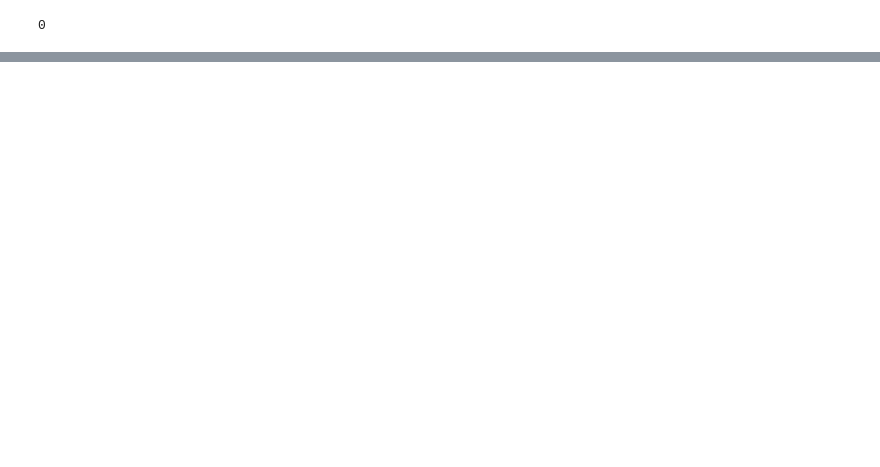
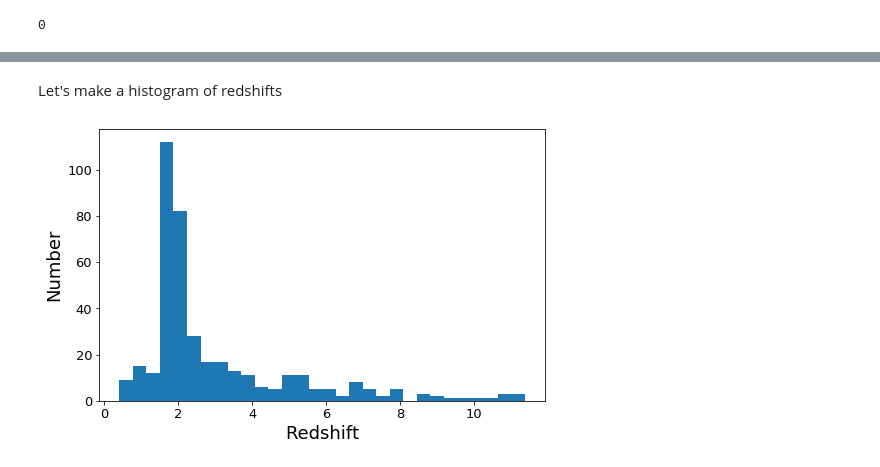
Before and after one commit to aabdurrouf/ivcitb2022, a Jupyter notebook: CEERS/eazy_photoz/Step3_measuring_photometric_redshifts_crop1.ipynb, the cells around one changed output, grey strips where cells are left out. Drawn from its saved outputs; the diff is of its cells as text; code cells hidden in the pictures; blank space fills up the shorter version.

```diff
--- a/CEERS/eazy_photoz/Step3_measuring_photometric_redshifts_crop1.ipynb
+++ b/CEERS/eazy_photoz/Step3_measuring_photometric_redshifts_crop1.ipynb
@@ -68,0 +91,22 @@ OUTPUT/photz1.zout
+# %%
+data = np.loadtxt('OUTPUT/photz1.zout')
+
+# we will store the redshifts into this array variable
+photo_z = data[:,7]
+
+# get the chi-square
+chi2 = data[:,6]
+# %% [markdown]
+Let's make a histogram of redshifts
+# %%
+fig1 = plt.figure(figsize=(8,5))
+f1 = plt.subplot()
+plt.xlabel("Redshift", fontsize=18)
+plt.ylabel("Number", fontsize=18)
+plt.setp(f1.get_yticklabels(), fontsize=13)
+plt.setp(f1.get_xticklabels(), fontsize=13)
+
+plt.hist(photo_z[photo_z>0.0], 30)
+plt.show()
+# %% [output]
+[figure, added]
```
Also changed, not shown: parts of 13 cells of this notebook, 7 other files.
